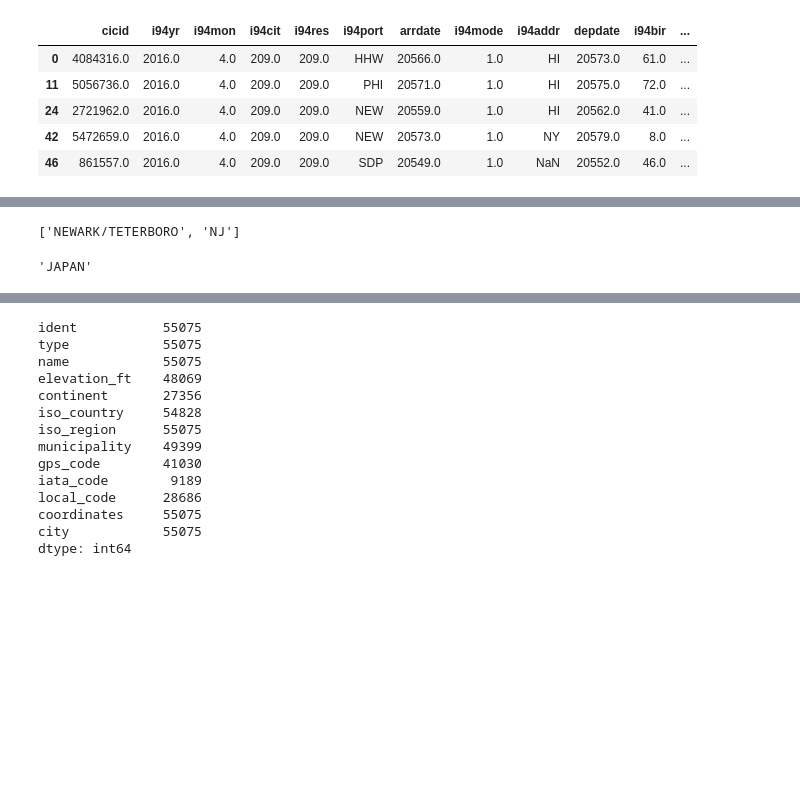
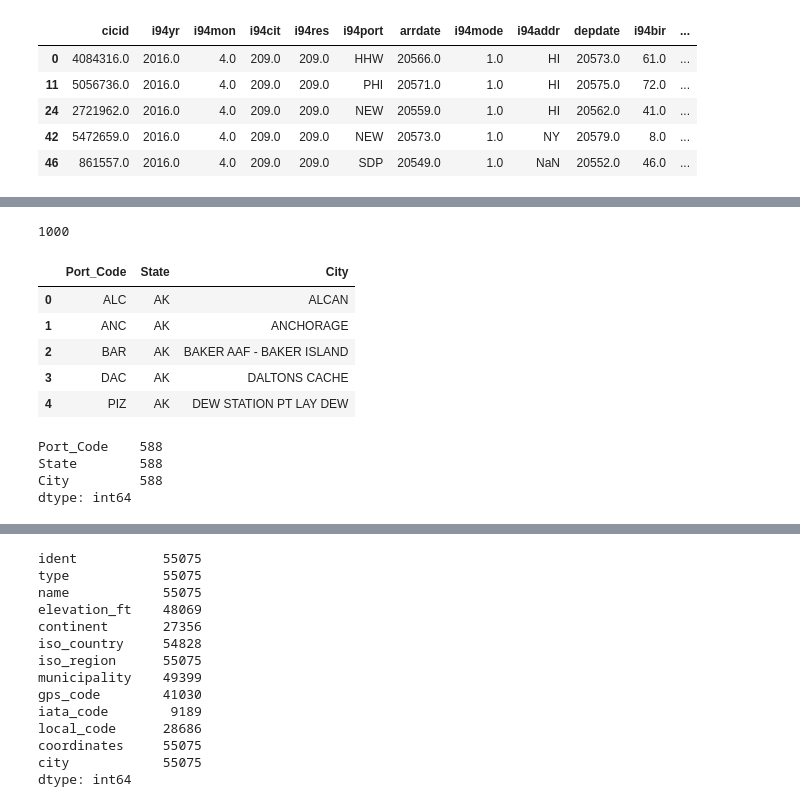
Before and after one commit to sudhakar12161/Project-Capstone-US-I94-Immigration-Insights, a Jupyter notebook: Capstone Project.ipynb, the cells around one changed output, grey strips where cells are left out. Cells and saved outputs as stored; diff of their text form; code cells hidden in the pictures; blank space fills up the shorter version.

```diff
--- a/Capstone Project.ipynb
+++ b/Capstone Project.ipynb
@@ -114,6 +219,13 @@ dtype: object
+# %%
+#Finding the PK column
+len(df_immigration_pd.admnum.unique())
+# %% [output]
+1000
 # %%
-# Create dictionary of valid i94port codes
-i94port_valid = {}
+# Create arrays for each field in i94port codes
+i94port_cd = []
+i94port_state = []
+i94port_city = []
 with open('immigration_i94port_valid.txt') as f:
      for line in f:
             line = line.rstrip().lstrip()
@@ -122,14 +234,15 @@ with open('immigration_i94port_valid.txt') as f:
                 try:
                     key = line.split('=')[0].rstrip().lstrip()[1:-1]
                     val = line.split('=')[1].rstrip().lstrip()[1:-1].split(',')
-                    #print('a',key,val[0],val[1].lstrip().rstrip())
-                    i94port_valid[key] = [val[0],val[1].lstrip().rstrip()]
+                    val1 = val[0]
+                    val2 = val[1].lstrip().rstrip()
+                    i94port_cd.append(key)
+                    i94port_state.append(val2)
+                    i94port_city.append(val1)
+
                 except IndexError:
                     key = line.split('=')[0].rstrip().lstrip()[1:-1]
                     val = line.split('=')[1].rstrip().lstrip()[1:-1].rstrip()
-                    #print('b',key,val)
-                    i94port_valid[key] = [val]
+                    i94port_cd.append(key)
+                    i94port_state.append('NaN')
+                    i94port_city.append(val)
-# %%
-i94port_valid["NEW"]
-# %% [output]
-['NEWARK/TETERBORO', 'NJ']
@@ -151,4 +249,20 @@ with open('immigration_i94cit_valid.txt') as f:
-# %%
-i94cit_valid["209"]
-# %% [output]
-'JAPAN'
+# %%
+#reate Pandas DataFrame from arrays and display sample records
+i94port_data = {"Port_Code":i94port_cd,"State":i94port_state,"City":i94port_city}
+df_i94ports_pd = pd.DataFrame(i94port_data)
+df_i94ports_pd.head(5)
+# %% [output]
+|  | Port_Code | State | City |
+| 0 | ALC | AK | ALCAN |
+| 1 | ANC | AK | ANCHORAGE |
+| 2 | BAR | AK | BAKER AAF - BAKER ISLAND |
+| 3 | DAC | AK | DALTONS CACHE |
+| 4 | PIZ | AK | DEW STATION PT LAY DEW |
+# %%
+#Display counts
+df_i94ports_pd.count()
+# %% [output]
+Port_Code    588
+State        588
+City         588
+dtype: int64
```
Also changed, not shown: parts of 86 cells of this notebook.
